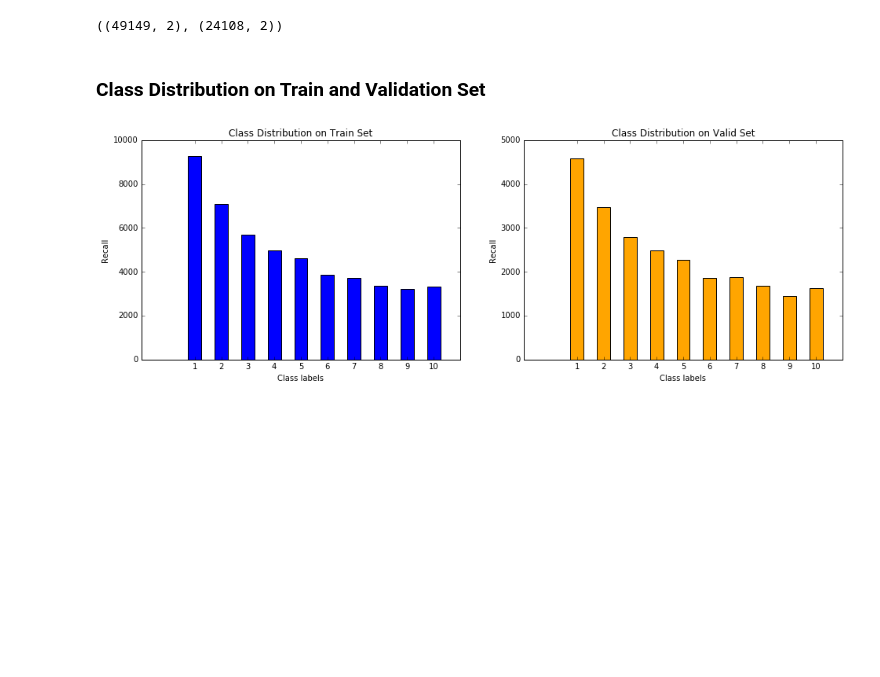
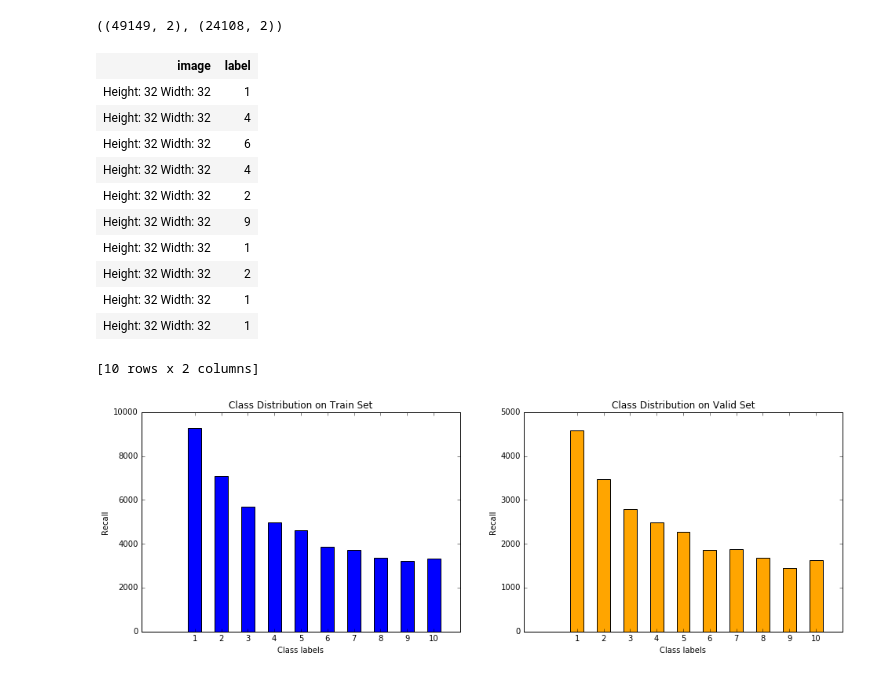
Before and after one commit to kyloop/turi, a Jupyter notebook: m1.ipynb, the cells around one changed output. Cells and saved outputs as stored; diff of their text form; code cells hidden in the pictures; blank space fills up the shorter version.

```diff
--- a/m1.ipynb
+++ b/m1.ipynb
@@ -206,8 +257,21 @@ train_data, valid_data = train.random_split(0.67, seed =0 )
 train_data.shape, valid_data.shape
 # %% [output]
 ((49149, 2), (24108, 2))
-# %% [markdown]
-### Class Distribution on Train and Validation Set
+# %%
+train_data.head(10)
+# %% [output]
+| image | label |
+| Height: 32 Width: 32 | 1 |
+| Height: 32 Width: 32 | 4 |
+| Height: 32 Width: 32 | 6 |
+| Height: 32 Width: 32 | 4 |
+| Height: 32 Width: 32 | 2 |
+| Height: 32 Width: 32 | 9 |
+| Height: 32 Width: 32 | 1 |
+| Height: 32 Width: 32 | 2 |
+| Height: 32 Width: 32 | 1 |
+| Height: 32 Width: 32 | 1 |
+[10 rows x 2 columns]
 # %%
 from collections import Counter
 
```
Also changed, not shown: parts of 30 cells of this notebook.
